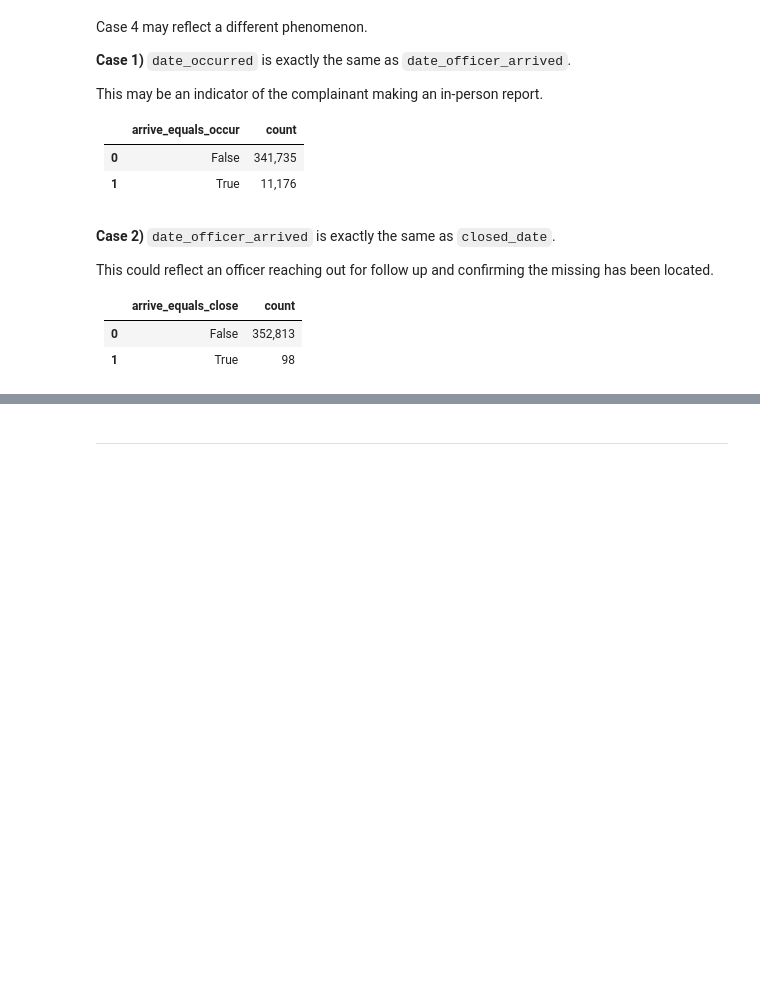
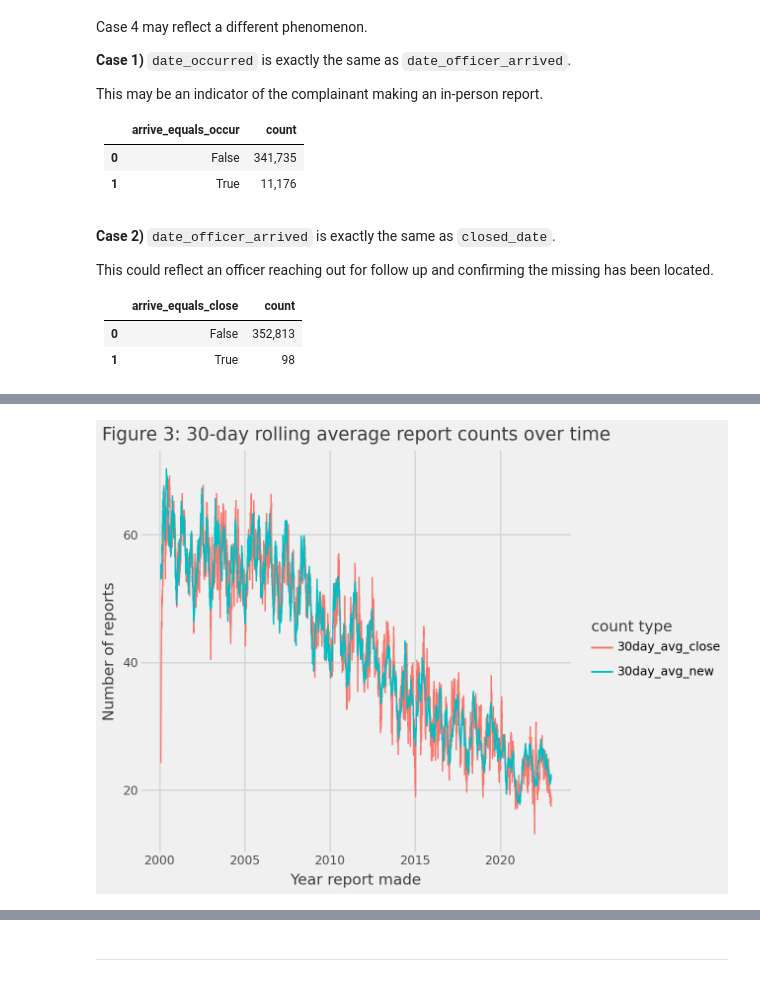
Before and after one commit to HRDAG/Chi-MP-data-story, a Jupyter notebook: notebooks/what-happens-after-mp-event-nb2-pj.ipynb, the cells around one changed output, grey strips where cells are left out. Cells and saved outputs as stored; diff of their text form; code cells hidden in the pictures; blank space fills up the shorter version.

```diff
--- a/notebooks/what-happens-after-mp-event-nb2-pj.ipynb
+++ b/notebooks/what-happens-after-mp-event-nb2-pj.ipynb
@@ -489,0 +864,16 @@ We can use the time between officer arrival and report closure to see if there a
+# %%
+(
+    ggplot(
+        melted.loc[melted['count type'].str.contains('30day_avg_new|30day_avg_close')].dropna(),
+        aes(x="date", y="count", color="count type"))
+    + geom_line()
+    + scale_x_datetime(date_breaks="5 years", date_labels="%Y")
+    + scale_y_continuous()
+    + theme_538()
+    + labs(
+        title='Figure 3: 30-day rolling average report counts over time',
+        x='Year report made',
+        y='Number of reports')
+)
+# %% [output]
+[figure, added]
```
Also changed, not shown: parts of 27 cells of this notebook.
